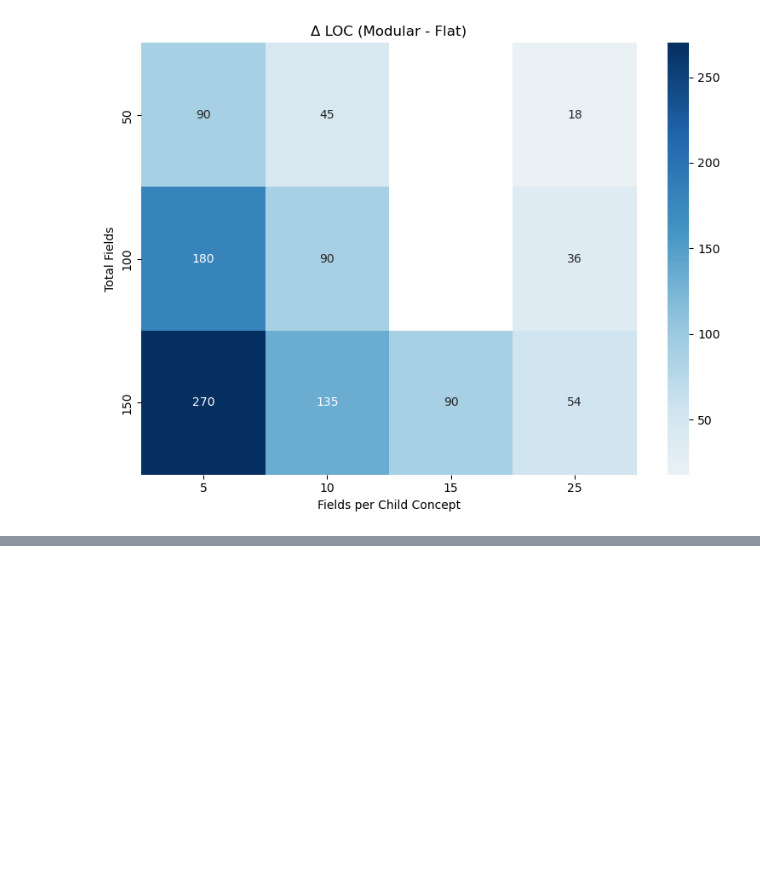
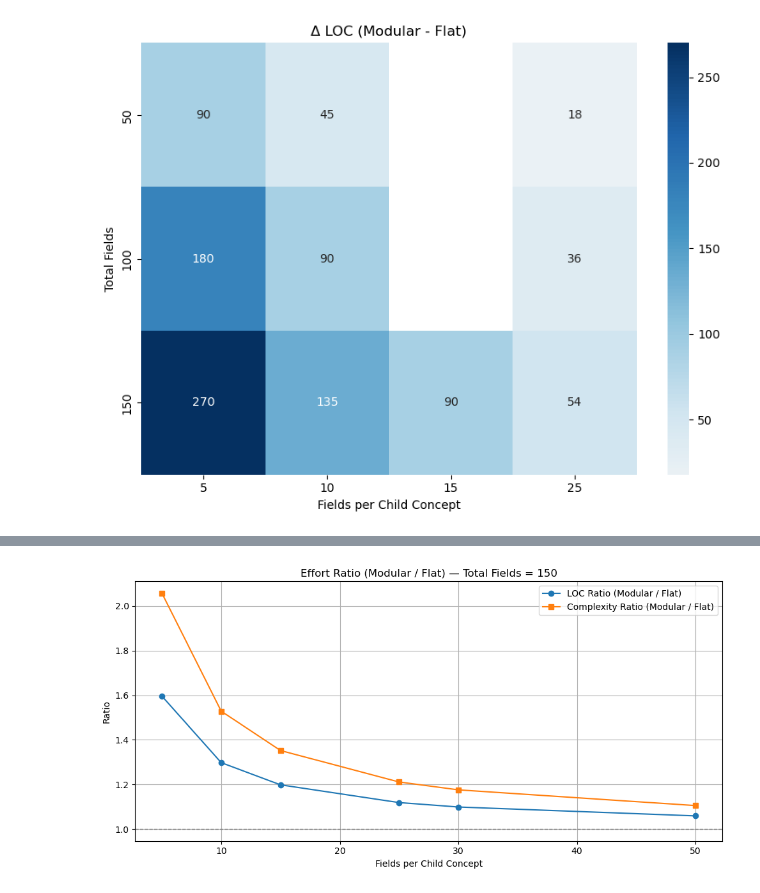
Before and after one commit to flarebyte/learning, a Jupyter notebook: mindset/data-oo-design.ipynb, the cells around one changed output, grey strips where cells are left out. Saved outputs shown, nothing was run; the diff lists cells and outputs as text; code cells hidden in the pictures; blank space fills up the shorter version.

Commit message:
Calculate ratios

```diff
--- a/mindset/data-oo-design.ipynb
+++ b/mindset/data-oo-design.ipynb
@@ -454,0 +513,8 @@ plt.show()
+# %%
+plot_effort_ratios_for_fixed_total_fields(
+    total_fields=150,
+    fields_per_child_values=[5, 10, 15, 25, 30, 50],
+    selected_functions=["toString", "equals", "copyWith"]
+)
+# %% [output]
+[figure, added]
```
Also changed, not shown: parts of 4 cells of this notebook.
